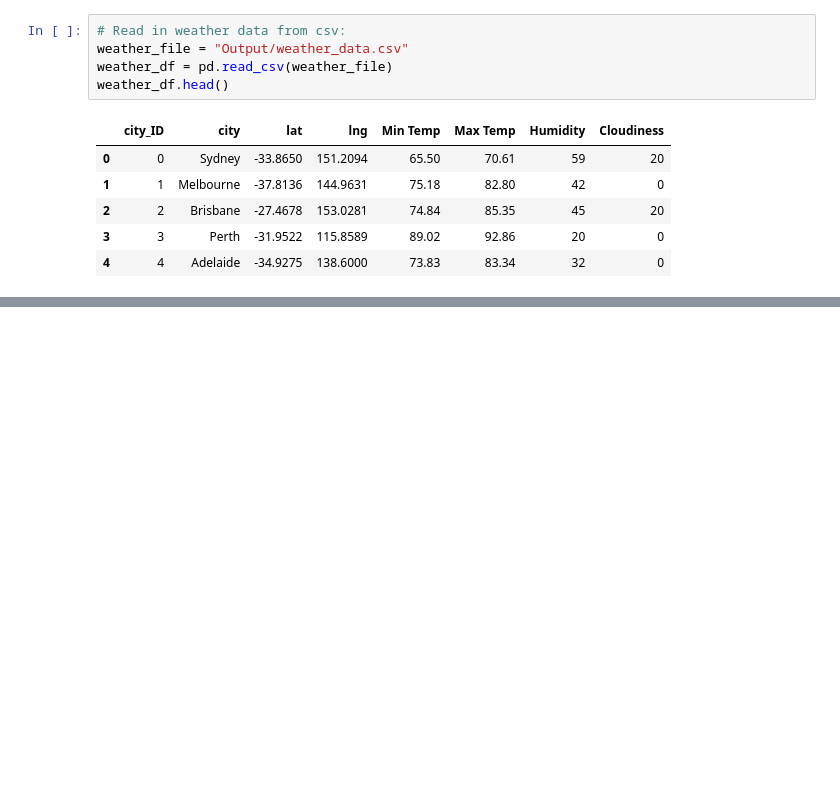
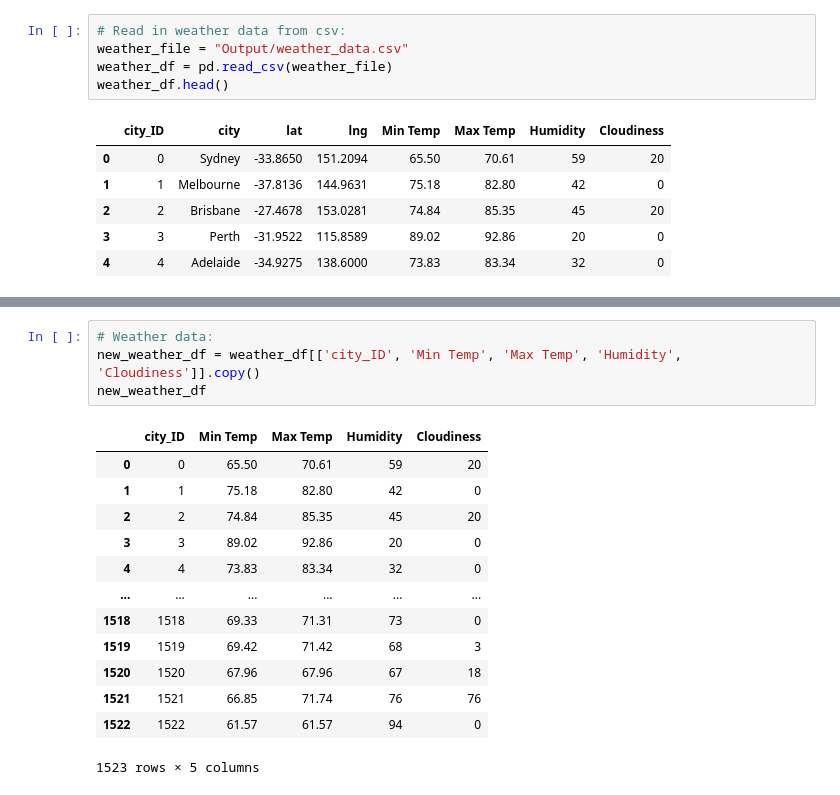
Before and after one commit to zwcrowley/Project_2_ETL_KPflugi_ZCrowley, a Jupyter notebook: zack_api_etl_proj2.ipynb, the cells around one changed output, grey strips where cells are left out. Saved outputs shown, nothing was run; the diff lists cells and outputs as text; blank space fills up the shorter version.

```diff
--- a/zack_api_etl_proj2.ipynb
+++ b/zack_api_etl_proj2.ipynb
@@ -505,0 +584,18 @@ weather_df.head()
+# %%
+# Weather data:
+new_weather_df = weather_df[['city_ID', 'Min Temp', 'Max Temp', 'Humidity', 'Cloudiness']].copy()
+new_weather_df
+# %% [output]
+|  | city_ID | Min Temp | Max Temp | Humidity | Cloudiness |
+| 0 | 0 | 65.50 | 70.61 | 59 | 20 |
+| 1 | 1 | 75.18 | 82.80 | 42 | 0 |
+| 2 | 2 | 74.84 | 85.35 | 45 | 20 |
+| 3 | 3 | 89.02 | 92.86 | 20 | 0 |
+| 4 | 4 | 73.83 | 83.34 | 32 | 0 |
+| ... | ... | ... | ... | ... | ... |
+| 1518 | 1518 | 69.33 | 71.31 | 73 | 0 |
+| 1519 | 1519 | 69.42 | 71.42 | 68 | 3 |
+| 1520 | 1520 | 67.96 | 67.96 | 67 | 18 |
+| 1521 | 1521 | 66.85 | 71.74 | 76 | 76 |
+| 1522 | 1522 | 61.57 | 61.57 | 94 | 0 |
+1523 rows × 5 columns
```
Also changed, not shown: parts of 18 cells of this notebook, 3 other files.
